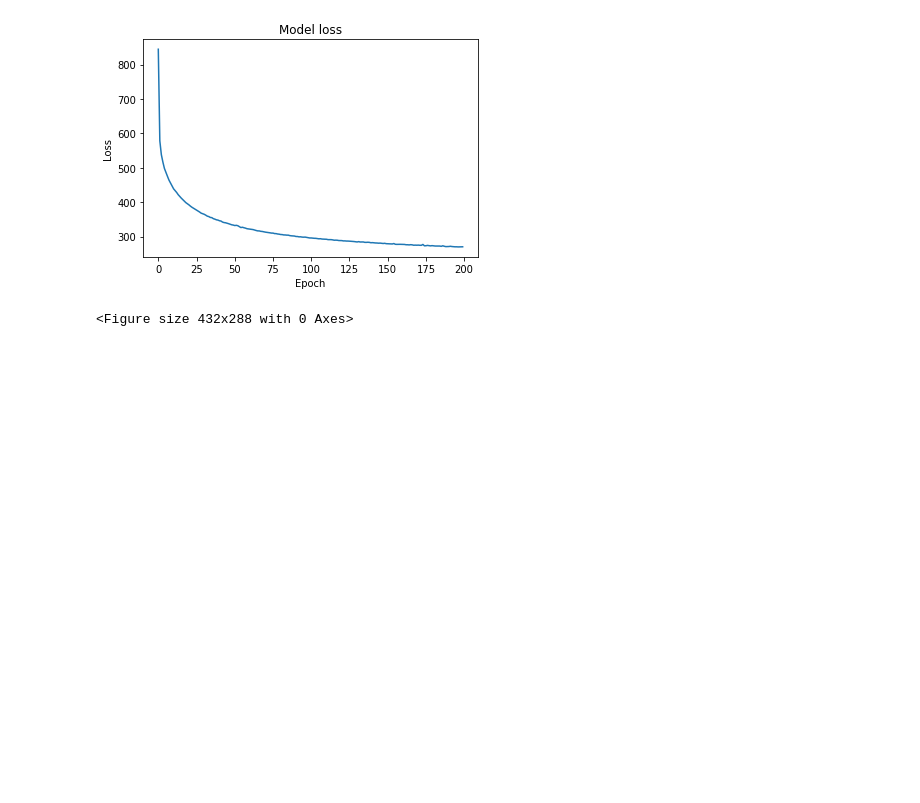
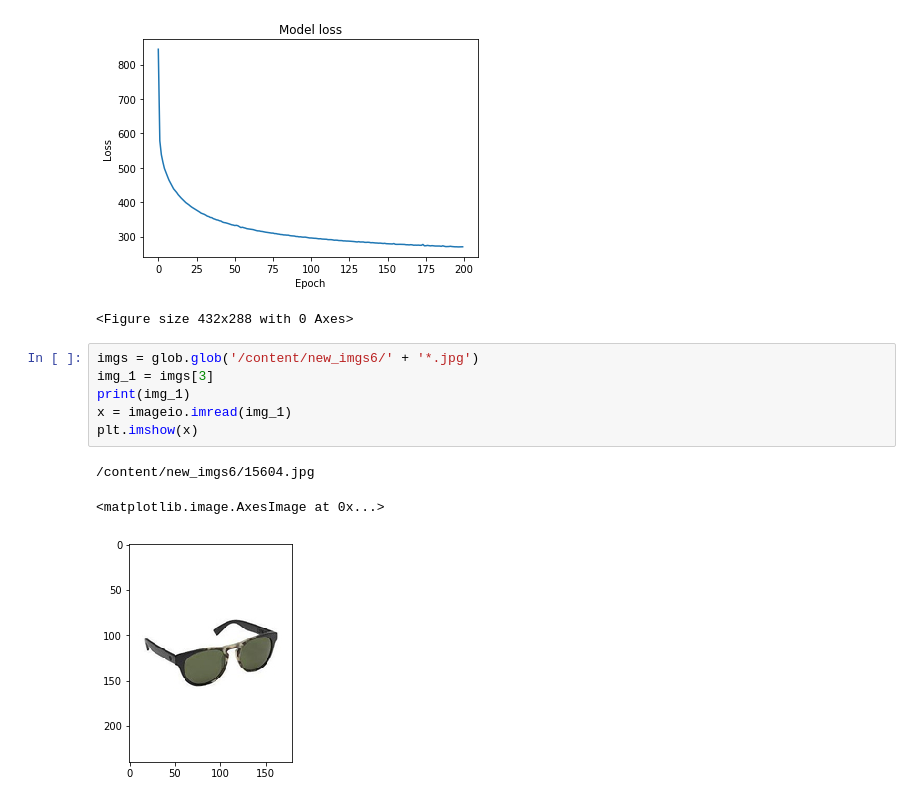
Before and after one commit to sarmientoj24/EE298, a Jupyter notebook: Rerun.ipynb, the cells around one changed output. Drawn from its saved outputs; the diff is of its cells as text; blank space fills up the shorter version.

```diff
--- a/Rerun.ipynb
+++ b/Rerun.ipynb
@@ -230,3 +230,13 @@ Epoch 200/200
 21759/21759 [==============================] - 53s 2ms/step - loss: 270.3790
 [figure]
 <Figure size 432x288 with 0 Axes>
+# %%
+imgs = glob.glob('/content/new_imgs6/' + '*.jpg')
+img_1 = imgs[3]
+print(img_1)
+x = imageio.imread(img_1)
+plt.imshow(x)
+# %% [output]
+/content/new_imgs6/15604.jpg
+<matplotlib.image.AxesImage at 0x...>
+[figure, added]
```
Also changed, not shown: parts of 2 cells of this notebook.
